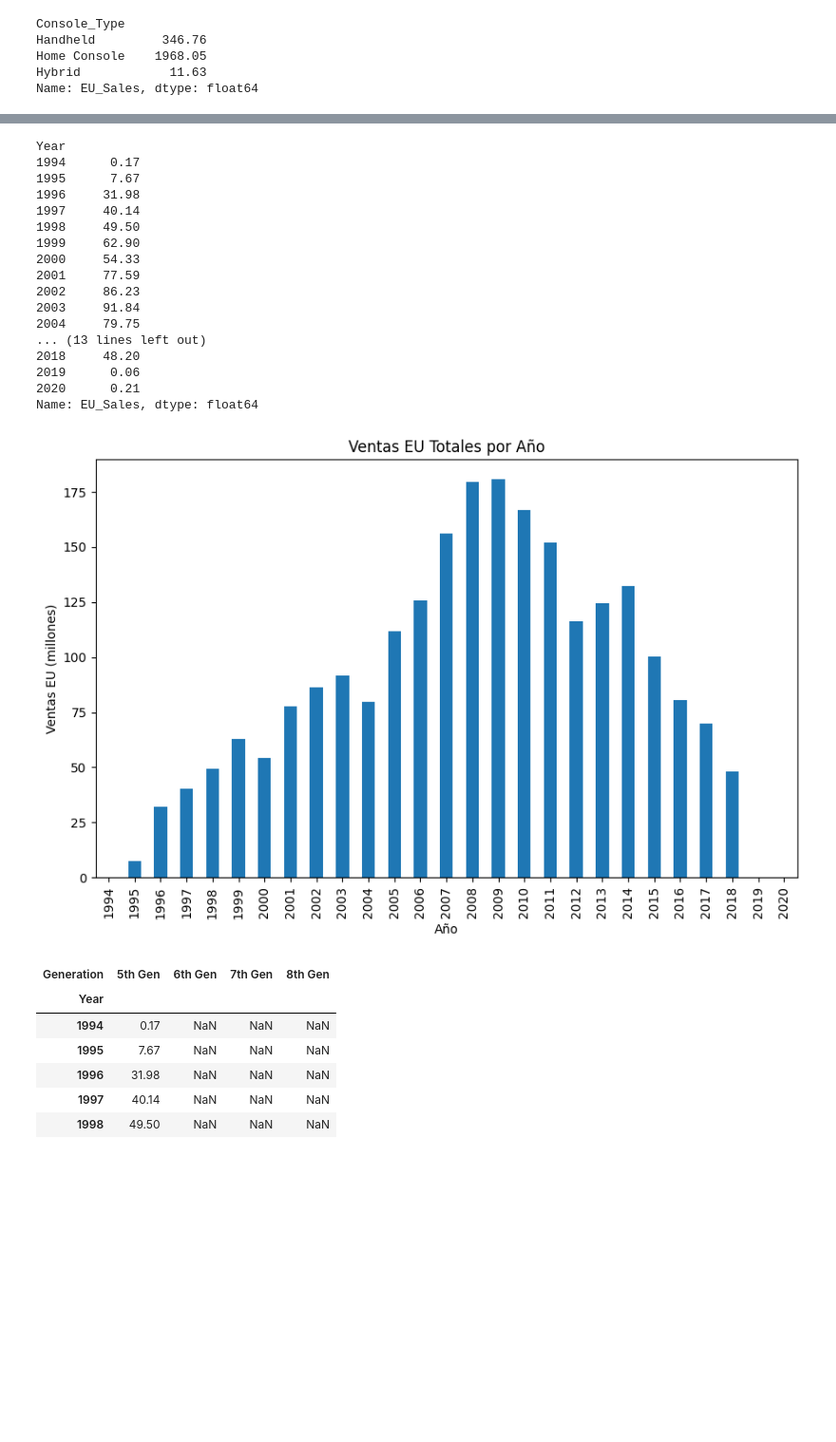
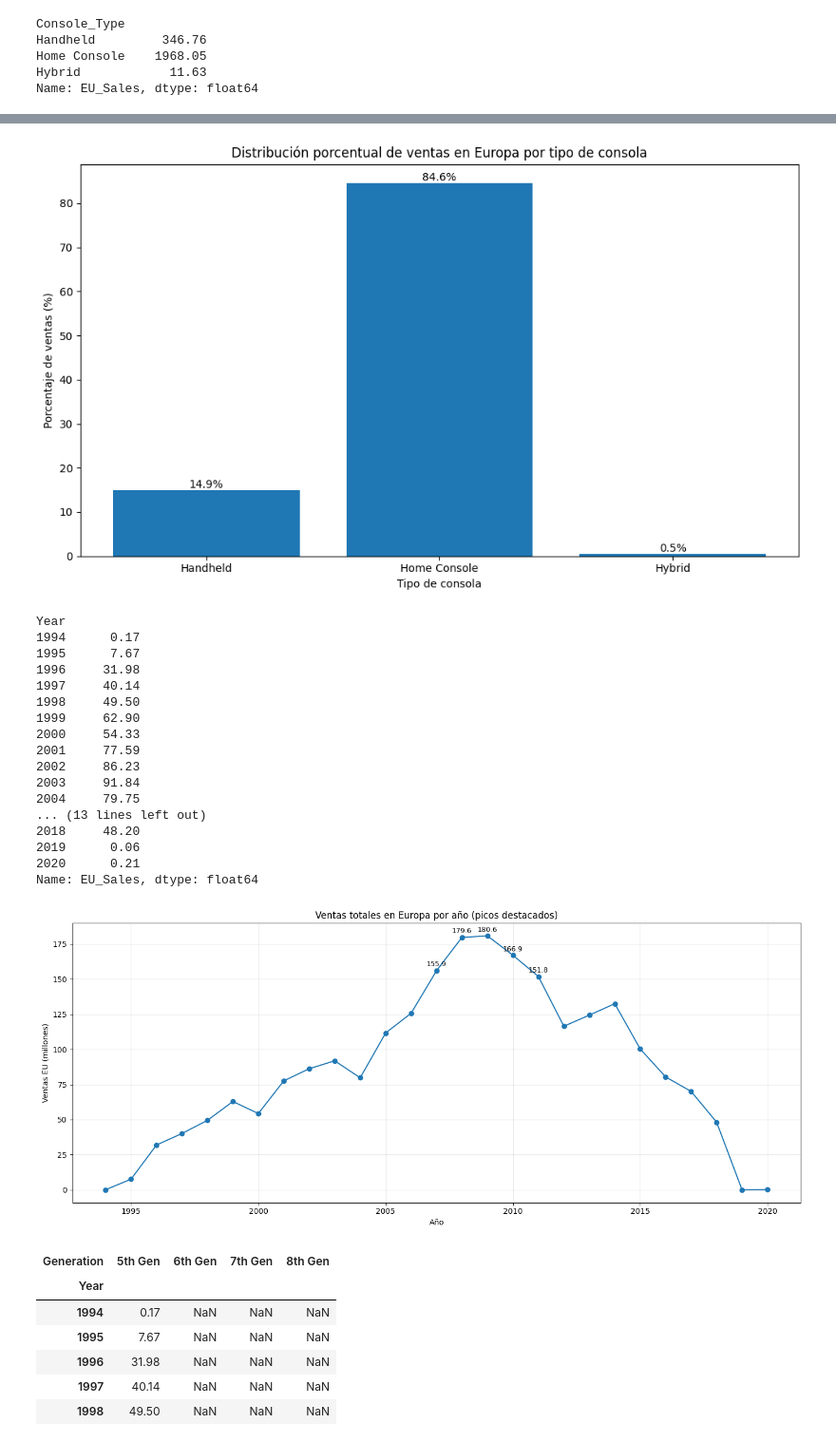
Before and after one commit to JPG250493/EDA_Guerra_de_consolas, a Jupyter notebook: notebooks/Analisis_datos_videojuegos.ipynb, the cells around one changed output, grey strips where cells are left out. Shown at 95% size. Saved outputs shown, nothing was run; the diff lists cells and outputs as text; code cells hidden in the pictures; blank space fills up the shorter version.

```diff
--- a/notebooks/Analisis_datos_videojuegos.ipynb
+++ b/notebooks/Analisis_datos_videojuegos.ipynb
@@ -146,31 +212,75 @@ plt.show()
+# %%
+ventas_por_tipo_consola_pct = (
+    ventas_por_tipo_consola / ventas_por_tipo_consola.sum() * 100
+)
+
+plt.figure(figsize=(10, 6))
+bars = plt.bar(
+    ventas_por_tipo_consola_pct.index,
+    ventas_por_tipo_consola_pct.values
+)
+
+plt.title("Distribución porcentual de ventas en Europa por tipo de consola")
+plt.xlabel("Tipo de consola")
+plt.ylabel("Porcentaje de ventas (%)")
+
+for bar in bars:
+    height = bar.get_height()
+    plt.text(
+        bar.get_x() + bar.get_width() / 2,
+        height,
+        f"{height:.1f}%",
+        ha="center",
+        va="bottom"
+    )
+
+plt.tight_layout()
+plt.show()
+# %% [output]
+[figure, added]
 # %%
 #Ventas por año en Europa
 ventas_por_ano = columna_eu_sales.groupby('Year')['EU_Sales'].sum()
 display(ventas_por_ano)
-ventas_por_ano.plot(kind='bar', figsize=(10, 6))
-plt.title('Ventas EU Totales por Año')
+# ventas_por_ano.plot(kind='bar', figsize=(10, 6))
+# plt.title('Ventas EU Totales por Año')
+# plt.xlabel('Año')
+# plt.ylabel('Ventas EU (millones)')
+# plt.show()
+threshold = ventas_por_ano.mean() + ventas_por_ano.std()
+
+plt.figure(figsize=(14, 6))
+plt.plot(ventas_por_ano.index, ventas_por_ano.values, marker='o')
+
+for year, value in ventas_por_ano.items():
+    if value > threshold:
+        plt.text(year, value + 3, f'{value:.1f}', ha='center', fontsize=9)
+
+plt.title('Ventas totales en Europa por año (picos destacados)')
 plt.xlabel('Año')
 plt.ylabel('Ventas EU (millones)')
+plt.grid(True, alpha=0.3)
+plt.tight_layout()
 plt.show()
 # %% [output]
 Year
 1994      0.17
 1995      7.67
 1996     31.98
 1997     40.14
 1998     49.50
 1999     62.90
 2000     54.33
 2001     77.59
 2002     86.23
 2003     91.84
 2004     79.75
 ... (13 lines left out)
 2018     48.20
 2019      0.06
 2020      0.21
 Name: EU_Sales, dtype: float64
-[figure, old version]
+[figure, new version]
 # %%
 #Ventas por año y generación en Europa
 ventas_ano_generacion = columna_eu_sales.groupby(['Year', 'Generation'])['EU_Sales'].sum().unstack()
```
Also changed, not shown: parts of 9 cells of this notebook, 1 other file.
